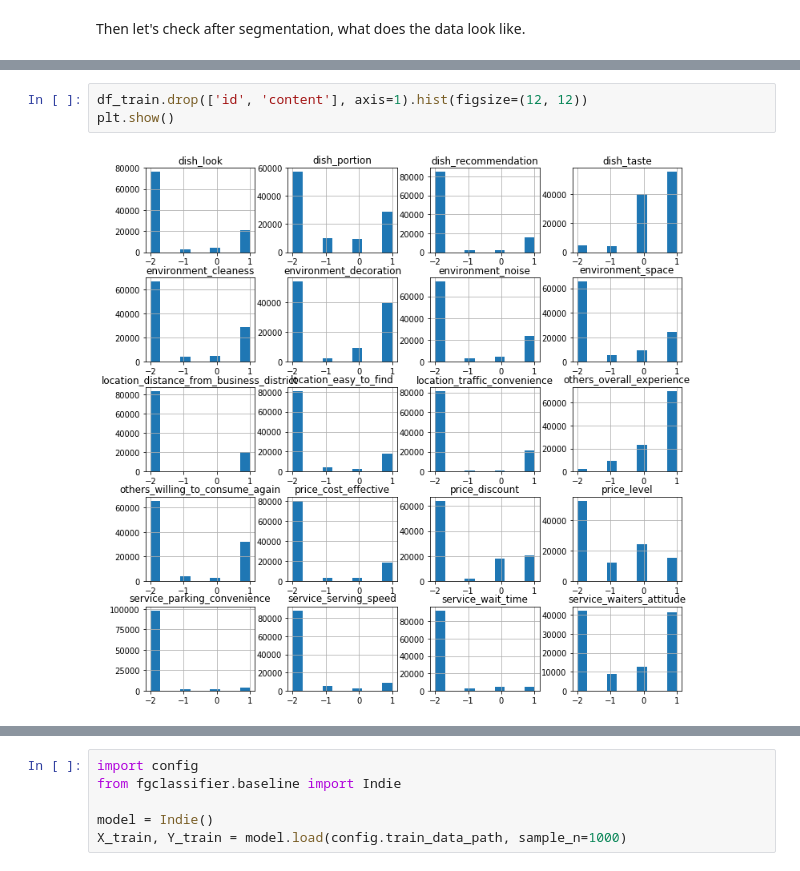
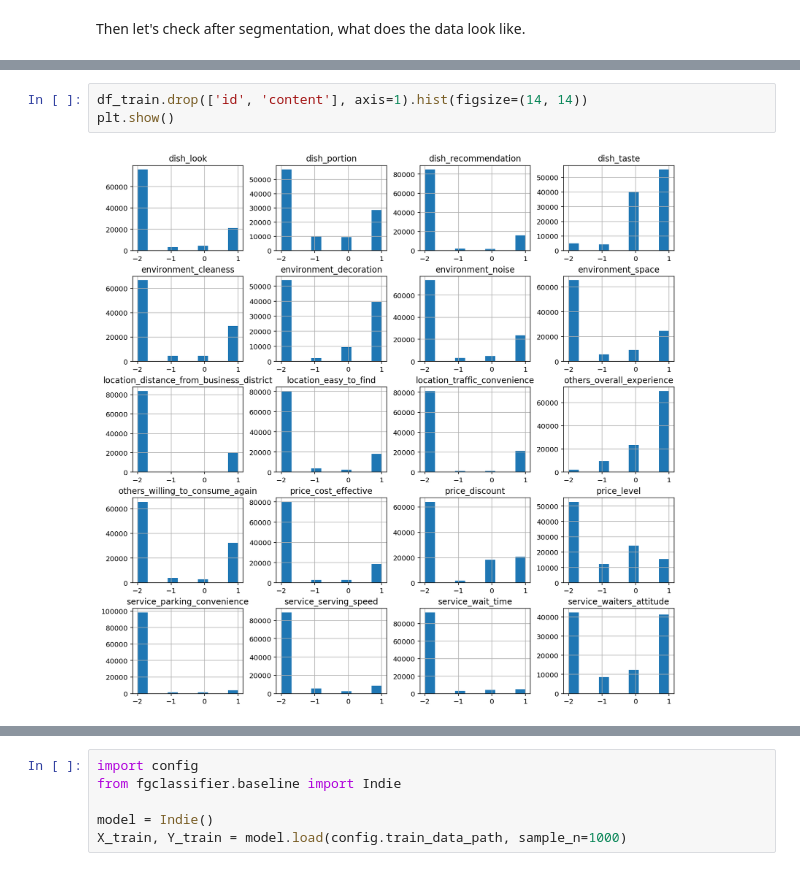
Before and after one commit to ktmud/fsauor2018, a Jupyter notebook: 1_Feature Engineering.ipynb, the cells around one changed output, grey strips where cells are left out. Drawn from its saved outputs; the diff is of its cells as text.

```diff
--- a/1_Feature Engineering.ipynb
+++ b/1_Feature Engineering.ipynb
@@ -115,5 +158,5 @@ count_train.most_common()[:10]
 # %%
-df_train.drop(['id', 'content'], axis=1).hist(figsize=(12, 12))
+df_train.drop(['id', 'content'], axis=1).hist(figsize=(14, 14))
 plt.show()
 # %% [output]
-[figure, old version]
+[figure, new version]
```
Also changed, not shown: parts of 13 cells of this notebook, 7 other files.
